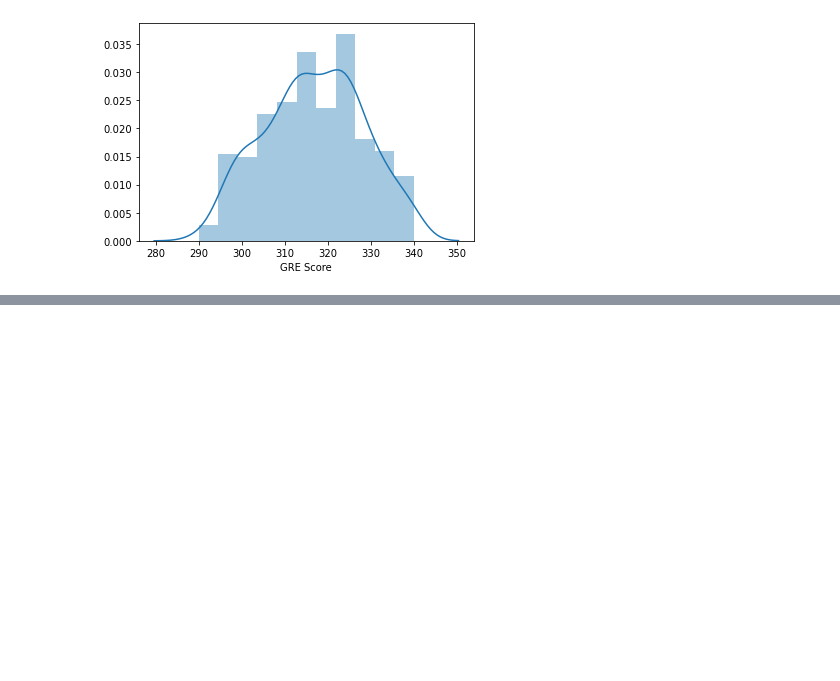
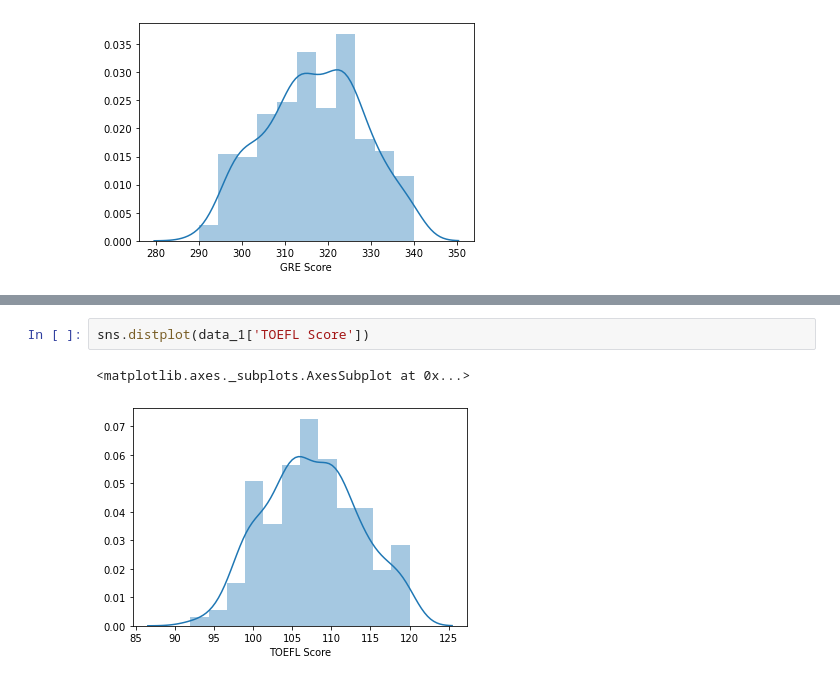
Before and after one commit to JasbirCodeSpace/PyTorch-Practice, a Jupyter notebook: Week 1 Practice/linear_regression_tasks/graduate_admission.ipynb, the cells around one changed output, grey strips where cells are left out. Drawn from its saved outputs; the diff is of its cells as text; blank space fills up the shorter version.

```diff
--- a/Week 1 Practice/linear_regression_tasks/graduate_admission.ipynb
+++ b/Week 1 Practice/linear_regression_tasks/graduate_admission.ipynb
@@ -89,0 +98,5 @@ sns.distplot(data_1['GRE Score'])
+# %%
+sns.distplot(data_1['TOEFL Score'])
+# %% [output]
+<matplotlib.axes._subplots.AxesSubplot at 0x...>
+[figure, added]
```
Also changed, not shown: parts of 41 cells of this notebook.
